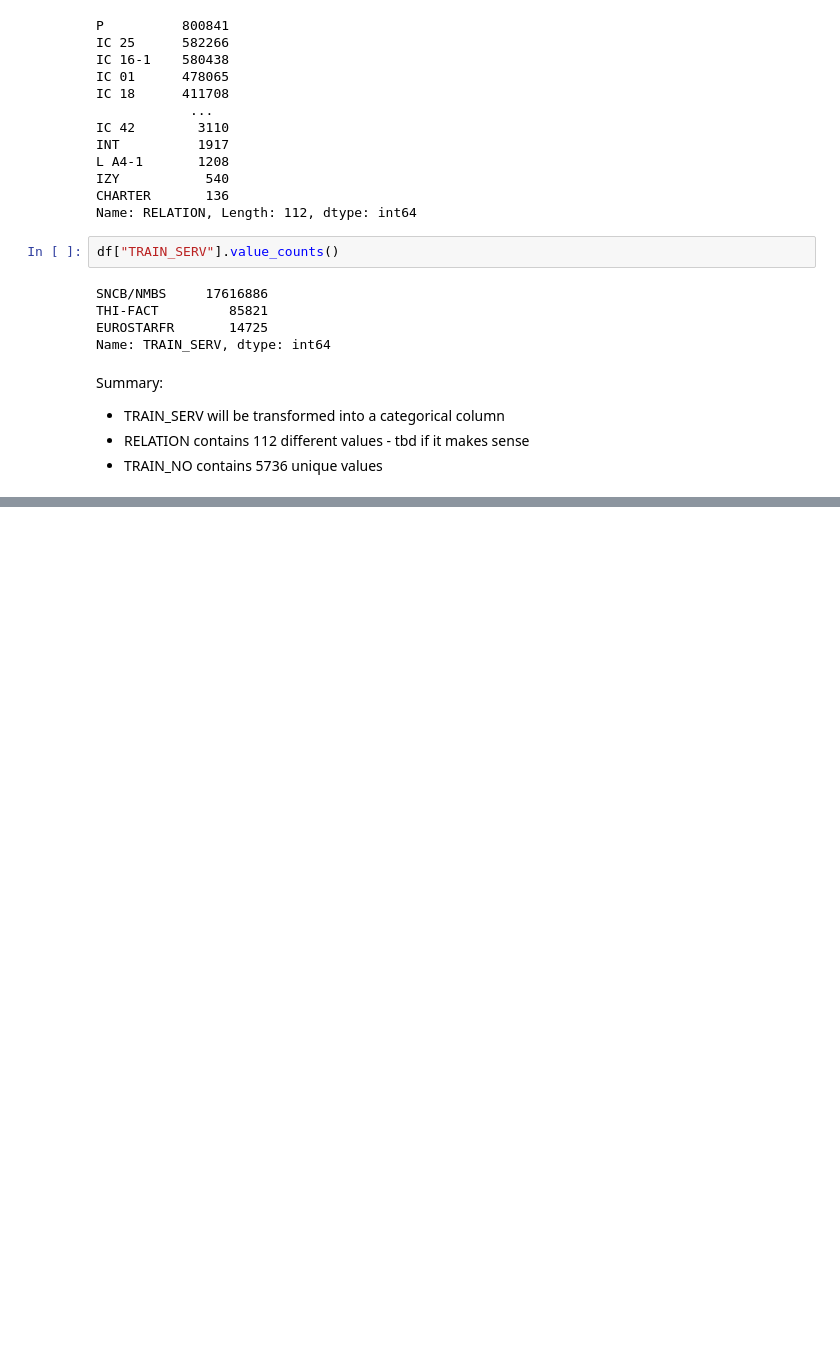
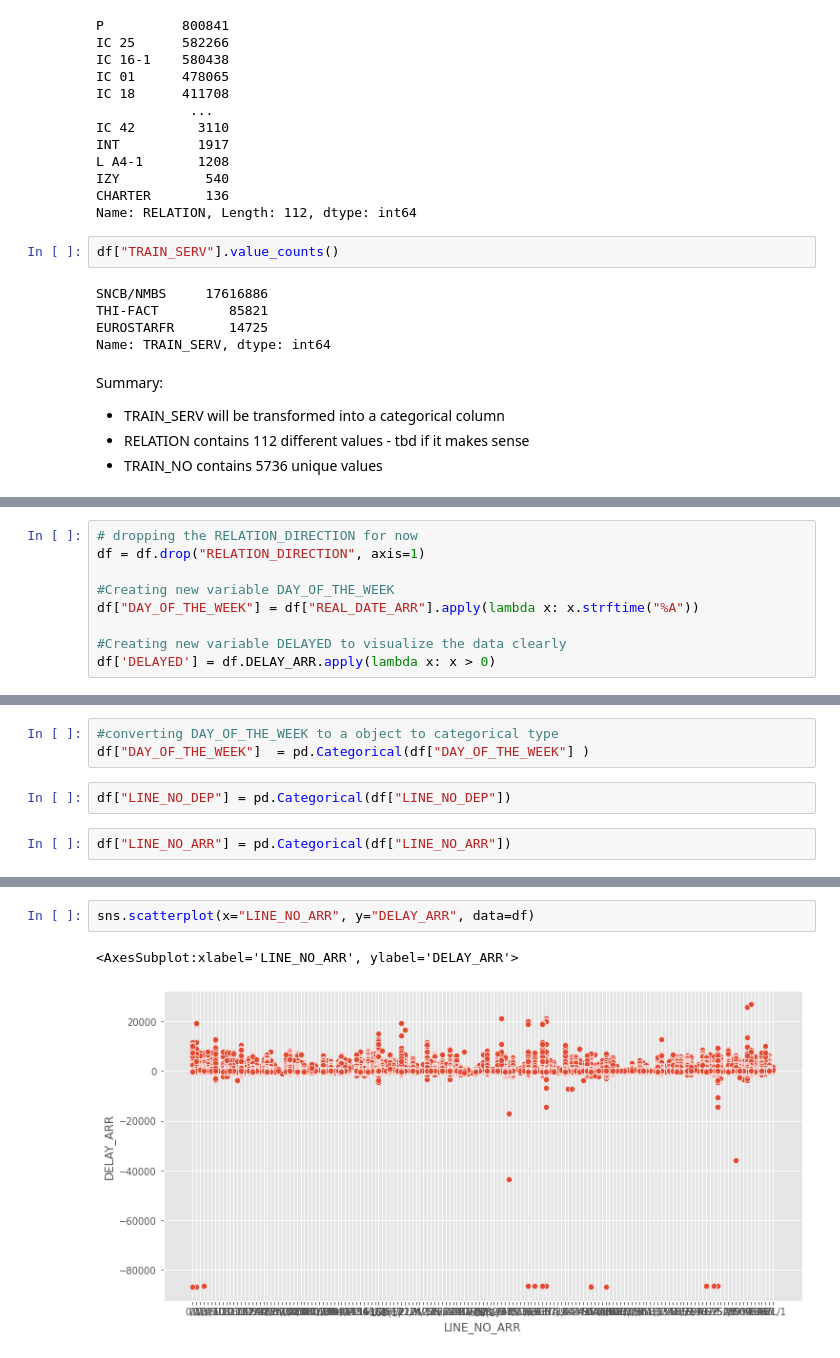
Before and after one commit to OmdenaAI/berlin-germany-predicting-train-delays, a Jupyter notebook: src/tasks/task-2-data-exploration/EDA.ipynb, the cells around one changed output, grey strips where cells are left out. Saved outputs shown, nothing was run; the diff lists cells and outputs as text; blank space fills up the shorter version.

```diff
--- a/src/tasks/task-2-data-exploration/EDA.ipynb
+++ b/src/tasks/task-2-data-exploration/EDA.ipynb
@@ -241,0 +350,9 @@ Summary:
+# %%
+# dropping the RELATION_DIRECTION for now
+df = df.drop("RELATION_DIRECTION", axis=1)
+
+#Creating new variable DAY_OF_THE_WEEK
+df["DAY_OF_THE_WEEK"] = df["REAL_DATE_ARR"].apply(lambda x: x.strftime("%A"))
+
+#Creating new variable DELAYED to visualize the data clearly
+df['DELAYED'] = df.DELAY_ARR.apply(lambda x: x > 0)
@@ -241,0 +413,7 @@ Summary:
+# %%
+#converting DAY_OF_THE_WEEK to a object to categorical type
+df["DAY_OF_THE_WEEK"]  = pd.Categorical(df["DAY_OF_THE_WEEK"] )
+# %%
+df["LINE_NO_DEP"] = pd.Categorical(df["LINE_NO_DEP"])
+# %%
+df["LINE_NO_ARR"] = pd.Categorical(df["LINE_NO_ARR"])
@@ -241,0 +440,5 @@ Summary:
+# %%
+sns.scatterplot(x="LINE_NO_ARR", y="DELAY_ARR", data=df)
+# %% [output]
+<AxesSubplot:xlabel='LINE_NO_ARR', ylabel='DELAY_ARR'>
+[figure, added]
```
Also changed, not shown: parts of 24 cells of this notebook.
